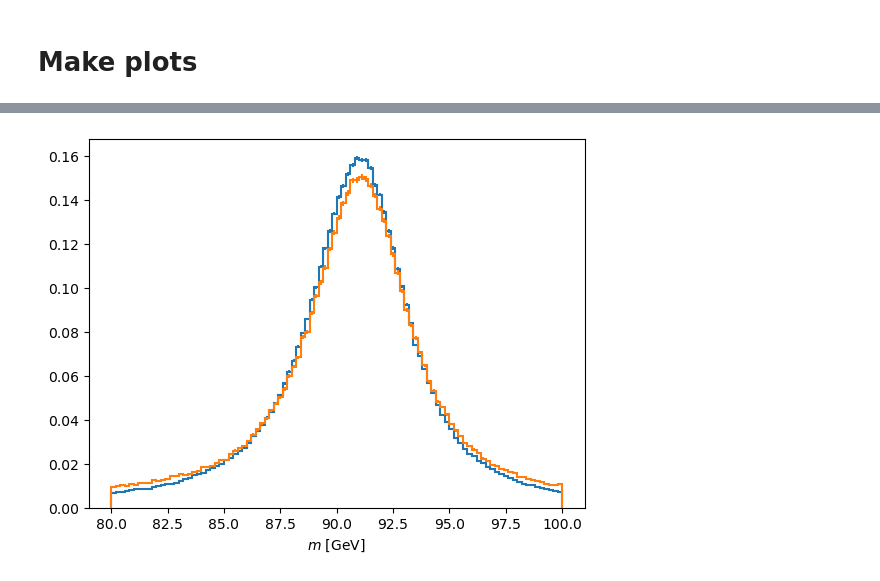
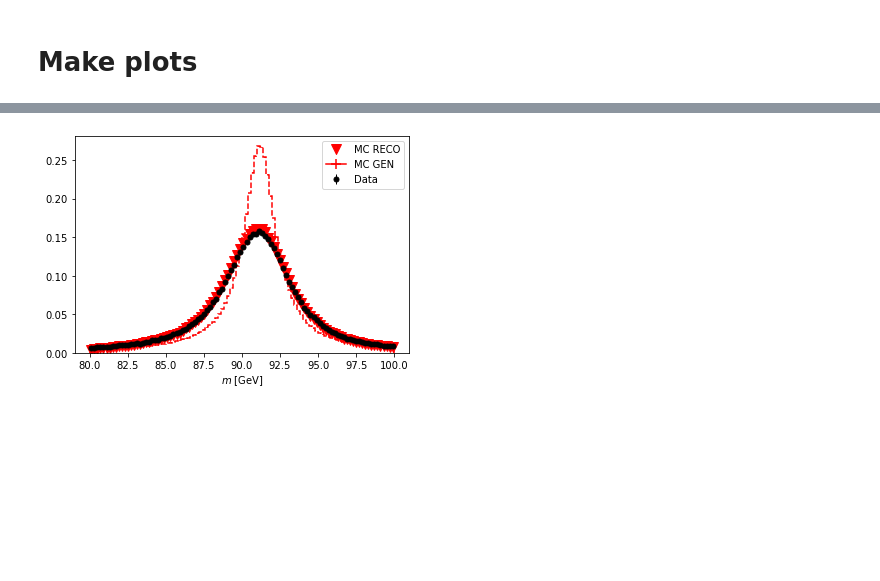
Before and after one commit to rappoccio/QJetMassUproot, a Jupyter notebook: compare_datamc_nanov9.ipynb, the cells around one changed output, grey strips where cells are left out. Cells and saved outputs as stored; diff of their text form; code cells hidden in the pictures; blank space fills up the shorter version.

Commit message:
First real success at data-mc agreement... not perfect, needs to add scale factors, but event selection seems right

```diff
--- a/compare_datamc_nanov9.ipynb
+++ b/compare_datamc_nanov9.ipynb
@@ -224,7 +253,9 @@ plt.show()
 # %%
-output_gen['mz_reco'].project("mass").plot(density=True)
-output_reco['mz_reco'].project("mass").plot(density=True)
+output_gen['mz_reco'].project("mass").plot(density=True, label="MC RECO", histtype="errorbar", color="red", marker="v")
+output_gen['mz_gen'].project("mass").plot(density=True, label="MC GEN", histtype="step", color="red", linestyle="--")
+output_reco['mz_reco'].project("mass").plot(density=True, label="Data", histtype="errorbar", color="black")
+plt.legend()
 #plt.yscale("log")
 plt.show()
 # %% [output]
-[figure, old version]
+[figure, new version]
```
Also changed, not shown: parts of 39 cells of this notebook, 21 other files.
